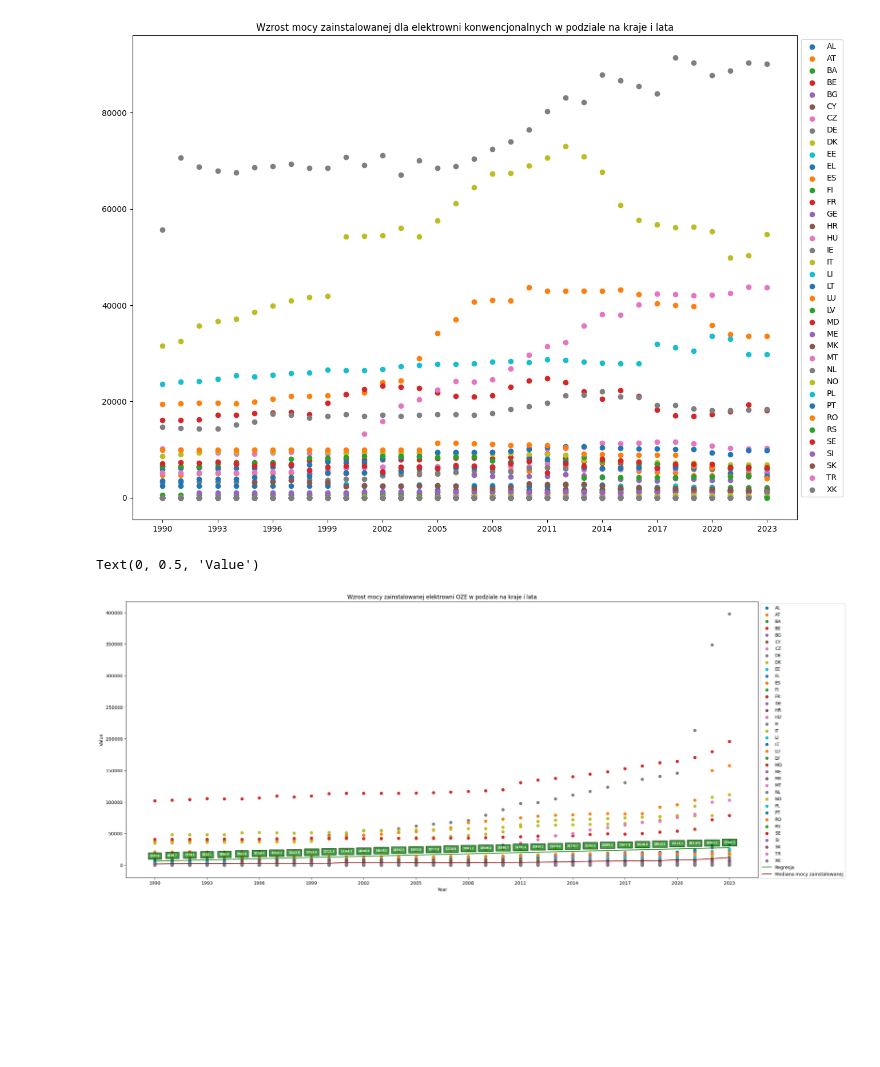
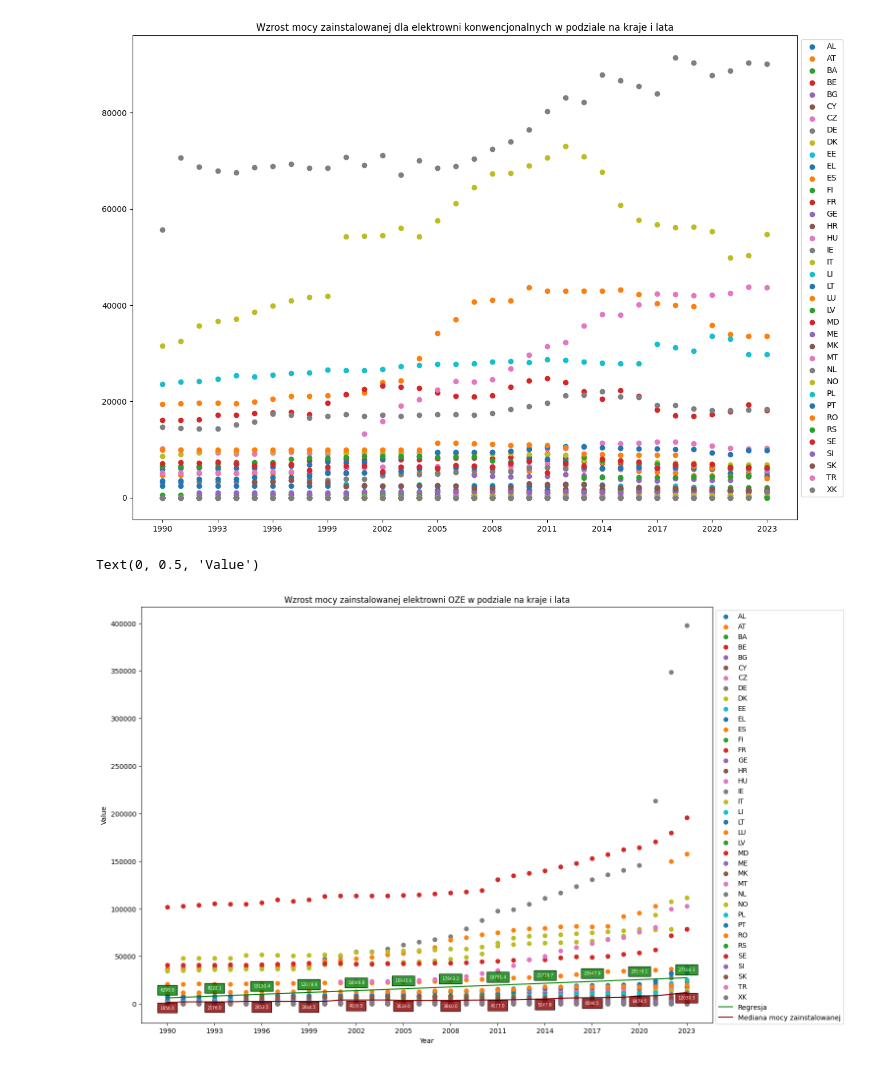
Before and after one commit to tismiracle/Share-of-energy-from-renewable-sources--nrg_ind_share-, a Jupyter notebook: notebook.ipynb, the cells around one changed output. Drawn from its saved outputs; the diff is of its cells as text; code cells hidden in the pictures; blank space fills up the shorter version.

Commit message:
linear regression for OZE updated

```diff
--- a/notebook.ipynb
+++ b/notebook.ipynb
@@ -694,41 +694,41 @@ median_table = median_table.rename({"index": "Rok", 0: "Mediana"}, axis=1)
 
 #REGRESJA
 model = LinearRegression()
 oze_sums_molten = oze_sums_all.melt(id_vars="Country", var_name="Year", value_name="Value")
 oze_sums_molten['Year'] = pandas.to_numeric(oze_sums_molten['Year'], errors='coerce')
 oze_sums_molten['Value'] = pandas.to_numeric(oze_sums_molten['Value'], errors='coerce')
 
 model.fit(oze_sums_molten.loc[:,"Year"].to_frame(), oze_sums_molten.loc[:, "Value"].to_frame())
 oze_sums_molten["regression"] = model.predict(oze_sums_molten.loc[:,"Year"].to_frame())
 
-plt.figure(figsize=(25, 11))
+plt.figure(figsize=(15, 11))
 for country in list_of_all_countries:
     x_values = oze_sums_all.columns
     x_values = x_values.drop("Country")
     x_values = x_values.astype('int64')
     x_values = x_values.values.flatten()
     y_values = oze_sums_all[oze_sums_all['Country'] == country].iloc[:, :-1].values
     plt.scatter(x_values, y_values, label=country)
     plt.xticks(ticks=[x_values[i] for i in range(0, len(x_values), 3)],
     labels=[x_values[i] for i in range(0, len(x_values), 3)])
 
-line = plt.plot(oze_sums_molten.loc[:, "Year"], oze_sums_molten.loc[:, "regression"], label="Regresja", color='green')
-for i, (xi, yi) in enumerate(zip(oze_sums_molten.loc[:, "Year"].to_numpy(), oze_sums_molten.loc[:, "regression"].to_numpy())):
+line = plt.plot(oze_sums_molten.loc[:, "Year"].astype("int64"), oze_sums_molten.loc[:, "regression"], label="Regresja", color='green')
+for i, (xi, yi) in enumerate(zip(oze_sums_molten.loc[:, "Year"].astype("int64").unique(), oze_sums_molten.loc[:, "regression"].unique())):
     if i % 3 == 0:
-        plt.annotate(f'{yi:.1f}', xy=(xi, yi), xytext=(0,10), textcoords='offset points', fontsize=6, color='white', ha='center', bbox=dict(facecolor='green', alpha=0.1))
+        plt.annotate(f'{yi:.1f}', xy=(xi, yi), xytext=(0,10), textcoords='offset points', fontsize=6, color='white', ha='center', bbox=dict(facecolor='green', alpha=0.8))
 
 line2 = plt.plot(median_table.loc[:, "Rok"].astype("int64"), median_table.loc[:, "Mediana"], label="Mediana mocy zainstalowanej", color='darkred')
-# for i, (xi, yi) in enumerate(zip(median_table.loc[:, "Rok"].to_numpy(), median_table.loc[:, "Mediana"].to_numpy())):
-#     if i % 3 == 0:
-#         plt.annotate(f'{yi:.1f}', xy=(xi, yi), xytext=(0,10), textcoords='offset points', fontsize=6, color='white', ha='center', bbox=dict(facecolor='green', alpha=0.1))
+for i, (xi, yi) in enumerate(zip(median_table.loc[:, "Rok"].astype("int64"), median_table.loc[:, "Mediana"])):
+    if i % 3 == 0:
+        plt.annotate(f'{yi:.1f}', xy=(xi, yi), xytext=(0,-10), textcoords='offset points', fontsize=6, color='white', ha='center', bbox=dict(facecolor='darkred', alpha=0.8))
 
 plt.legend(loc='upper left', bbox_to_anchor=(1, 1))
 plt.title("Wzrost mocy zainstalowanej elektrowni OZE w podziale na kraje i lata")
 plt.xlabel('Year')
 plt.ylabel('Value')
 # %% [output]
 Text(0, 0.5, 'Value')
-[figure, old version]
+[figure, new version]
 # %%
 #Sprawdź jak wygląda udział OZE w czasie dla poszczególnych krajów. Wykres kropkowy jak to wygląda dla każdego kraju
 # %%
```
